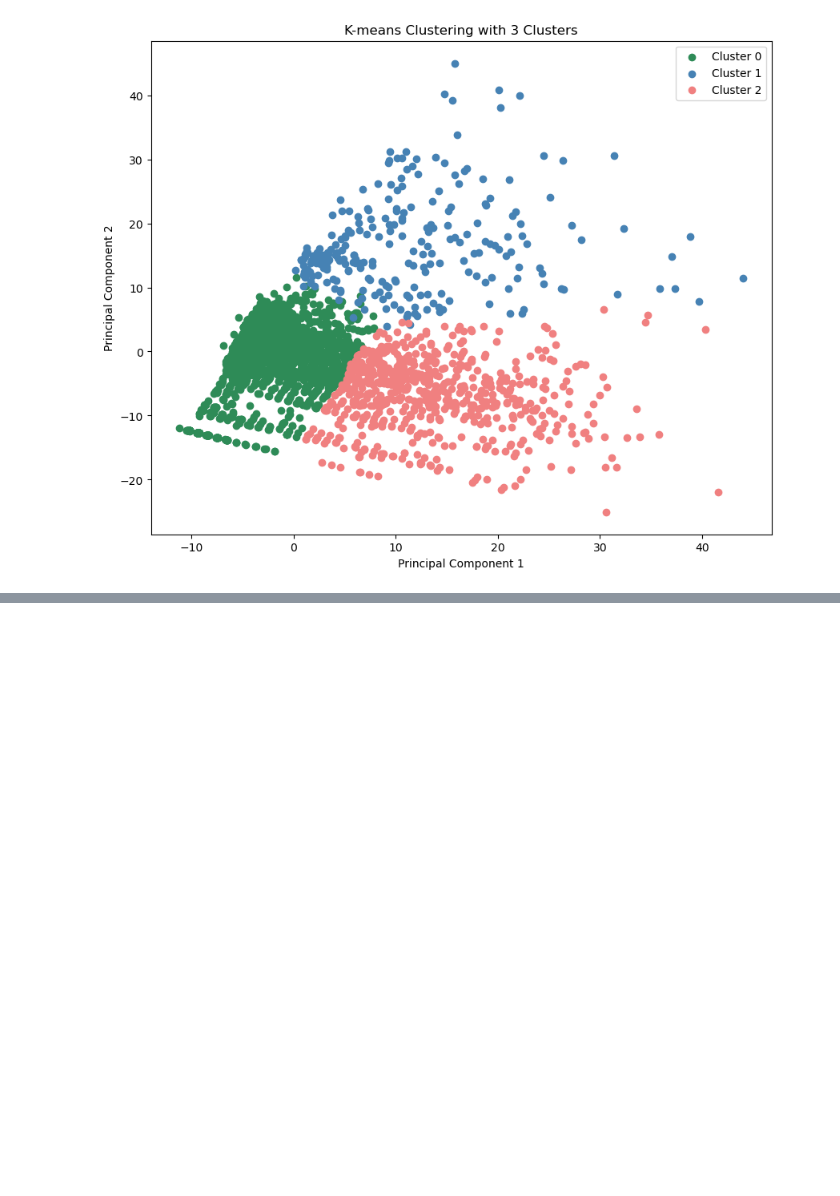
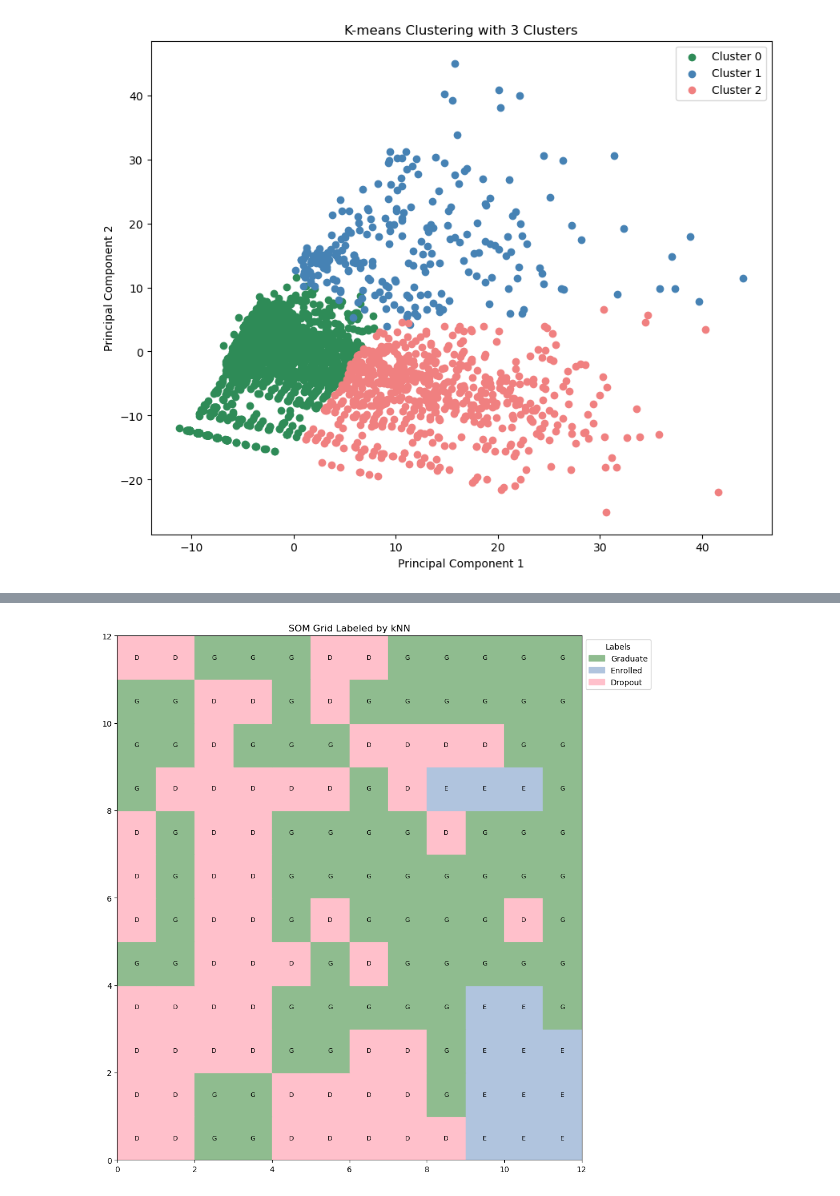
Before and after one commit to GelsonSze/CSC713M-MCO, a Jupyter notebook: CSC713M MCO.ipynb, the cells around one changed output, grey strips where cells are left out. Cells and saved outputs as stored; diff of their text form; code cells hidden in the pictures; blank space fills up the shorter version.

```diff
--- a/CSC713M MCO.ipynb
+++ b/CSC713M MCO.ipynb
@@ -1164,0 +1131,3 @@ plt.show()
+# %%
+som = SOM(m=12, n=12, dim=all_features_df.shape[1], sigma=1.0, learning_rate= 0.3)
+som.train(all_features_df.values,100000)
@@ -1164,0 +1157,28 @@ plt.show()
+# %%
+import matplotlib.patches as mpatches
+# color map for labels
+color_map = {'G': 'darkseagreen', 'E': 'lightsteelblue', 'D': 'pink'}
+
+plt.figure(figsize=(10, 10))
+for pos, label in zip(neuron_positions, neuron_labels):
+    color = color_map.get(label, 'white')  # set to white if label not found
+    plt.fill([pos[1], pos[1]+1, pos[1]+1, pos[1]], [pos[0], pos[0], pos[0]+1, pos[0]+1], color=color)
+    plt.text(pos[1]+0.5, pos[0]+0.5, label, color='black', ha='center', va='center', fontsize=8)
+
+
+reverse_label_mapping = {v: k for k, v in label_mapping.items()}
+color_map = {
+    reverse_label_mapping['G']: 'darkseagreen',
+    reverse_label_mapping['E']: 'lightsteelblue',
+    reverse_label_mapping['D']: 'pink'
+}
+legend_patches = [mpatches.Patch(color=color, label=label) for label, color in color_map.items()]
+
+plt.legend(handles=legend_patches, title="Labels", loc='upper left', bbox_to_anchor=(1,1))
+plt.xlim([0, som.n])
+plt.ylim([0, som.m])
+plt.title('SOM Grid Labeled by kNN')
+plt.tight_layout()
+plt.show()
+# %% [output]
+[figure, added]
```
Also changed, not shown: parts of 4 cells of this notebook.
